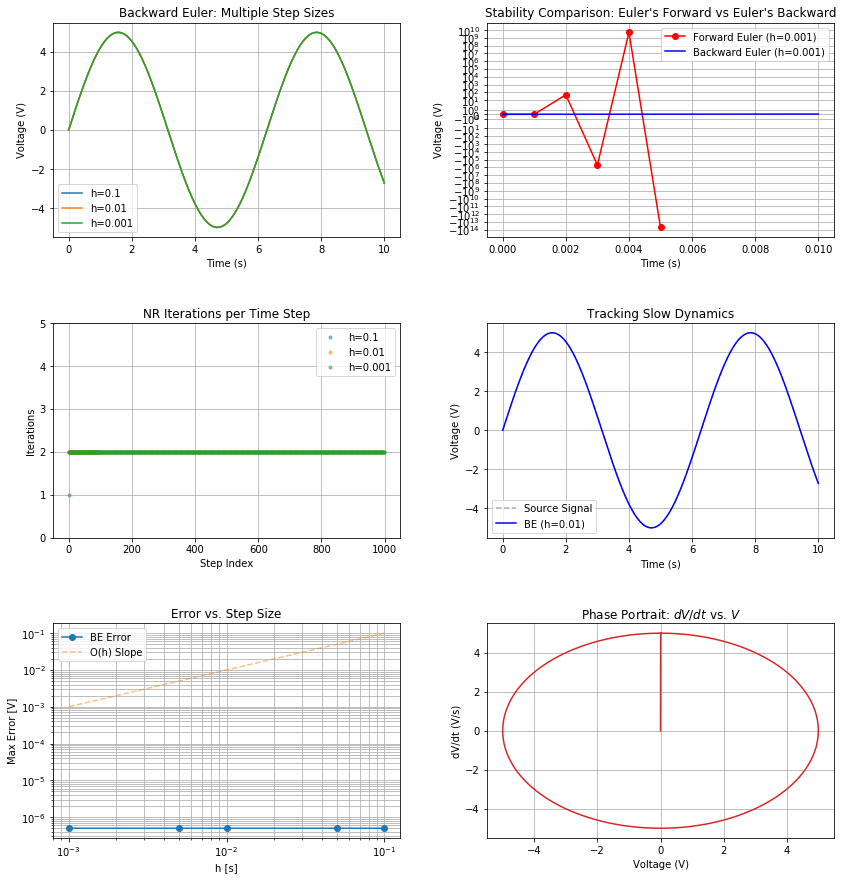
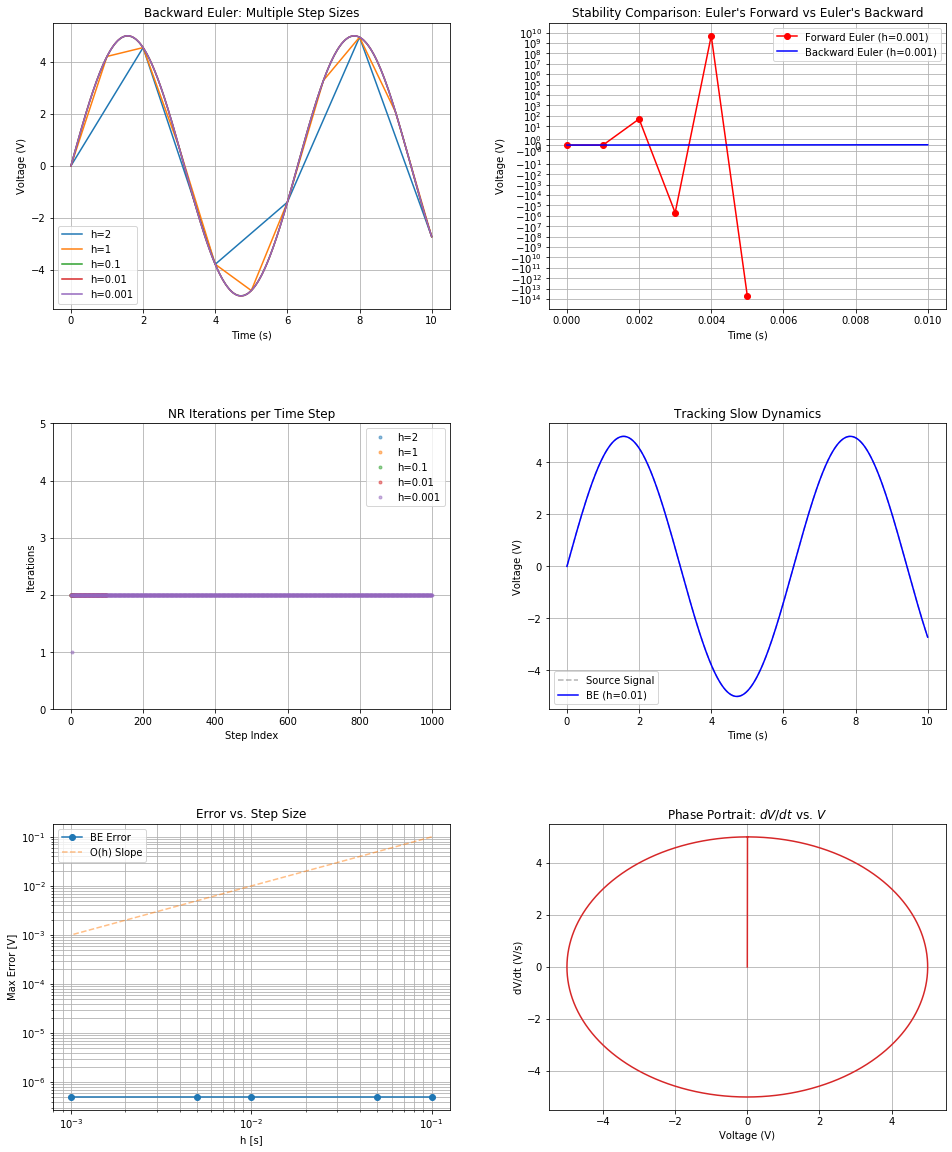
Unified diff of the notebook cell whose output changed from the first chart to the second:
--- before
+++ after
@@ -1,7 +1,7 @@
-fig, axes = plt.subplots(3, 2, figsize=(14, 15))
+fig, axes = plt.subplots(3, 2, figsize=(16, 20))
 plt.subplots_adjust(hspace=0.4, wspace=0.25)
 
 # Multiple Step Sizes
-h_vals = [0.1, 0.01, 0.001]
+h_vals = [2, 1, 0.1, 0.01, 0.001] # used larger h-vals to better show differences in Backwards Euler because they all overlapped otherwise.
 for h in h_vals:
     t, v, _ = solve_backward_euler(h, t_final=10.0)

Commit: final finally